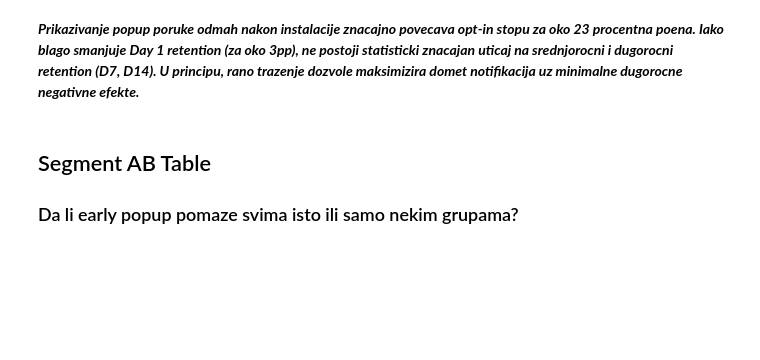
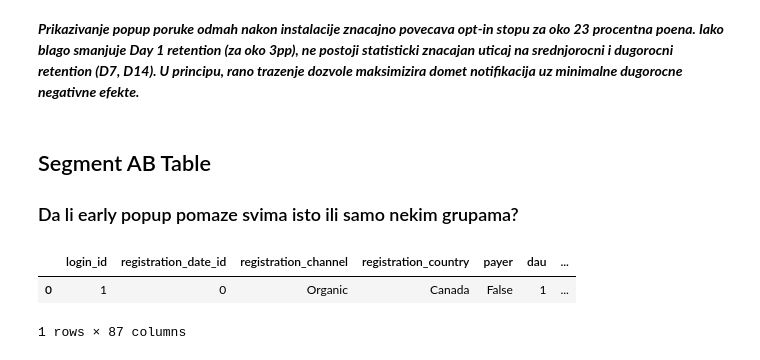
Before and after one commit to dobrosavljevicnenad/nordeus-notification-abtest-retention-ml, a Jupyter notebook: notebooks/01_ab_test_analysis.ipynb, the cells around one changed output. Drawn from its saved outputs; the diff is of its cells as text; code cells hidden in the pictures; blank space fills up the shorter version.

```diff
--- a/notebooks/01_ab_test_analysis.ipynb
+++ b/notebooks/01_ab_test_analysis.ipynb
@@ -505,6 +505,12 @@ Samo je D1 retention statisticki znacajan!
 # %% [markdown]
 ## Segment AB Table
 ### Da li early popup pomaze svima isto ili samo nekim grupama?
+# %%
+user_base.head(1)
+# %% [output]
+|  | login_id | registration_date_id | registration_channel | registration_country | payer | dau | ... |
+| 0 | 1 | 0 | Organic | Canada | False | 1 | ... |
+1 rows × 87 columns
 # %%
 import pandas as pd
 import numpy as np
```
Also changed, not shown: parts of 3 cells of this notebook.
